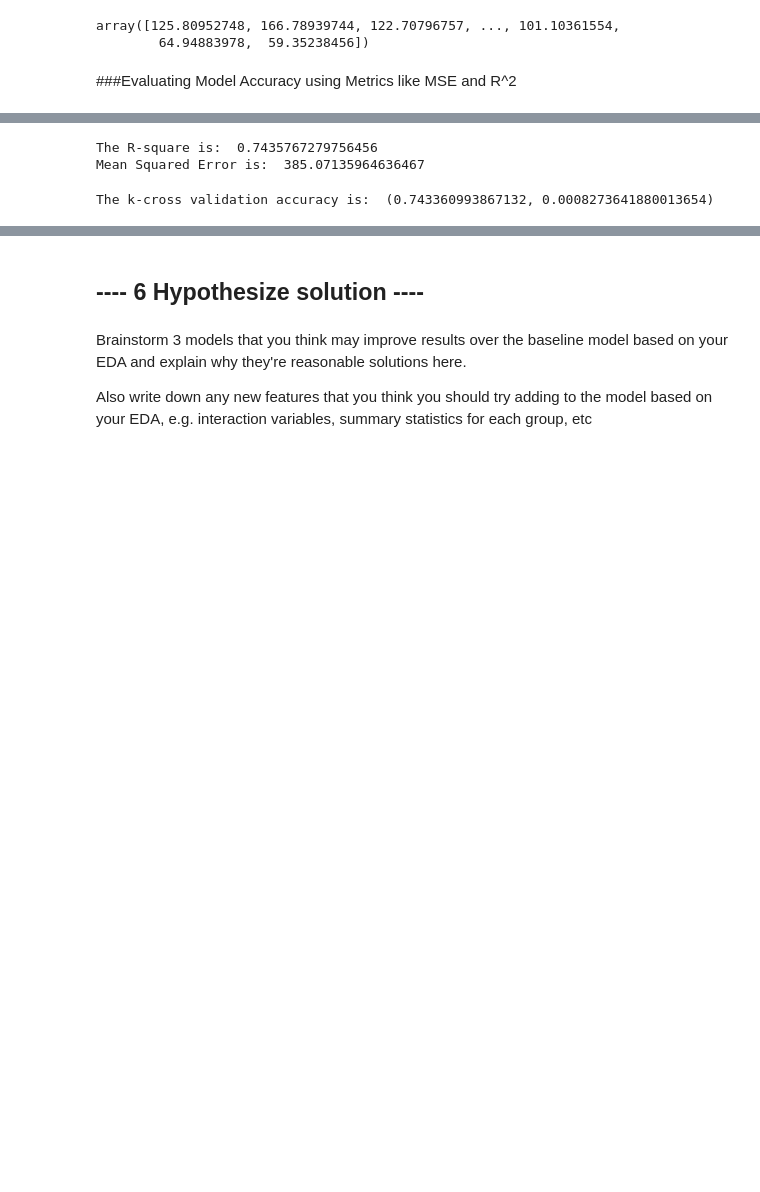
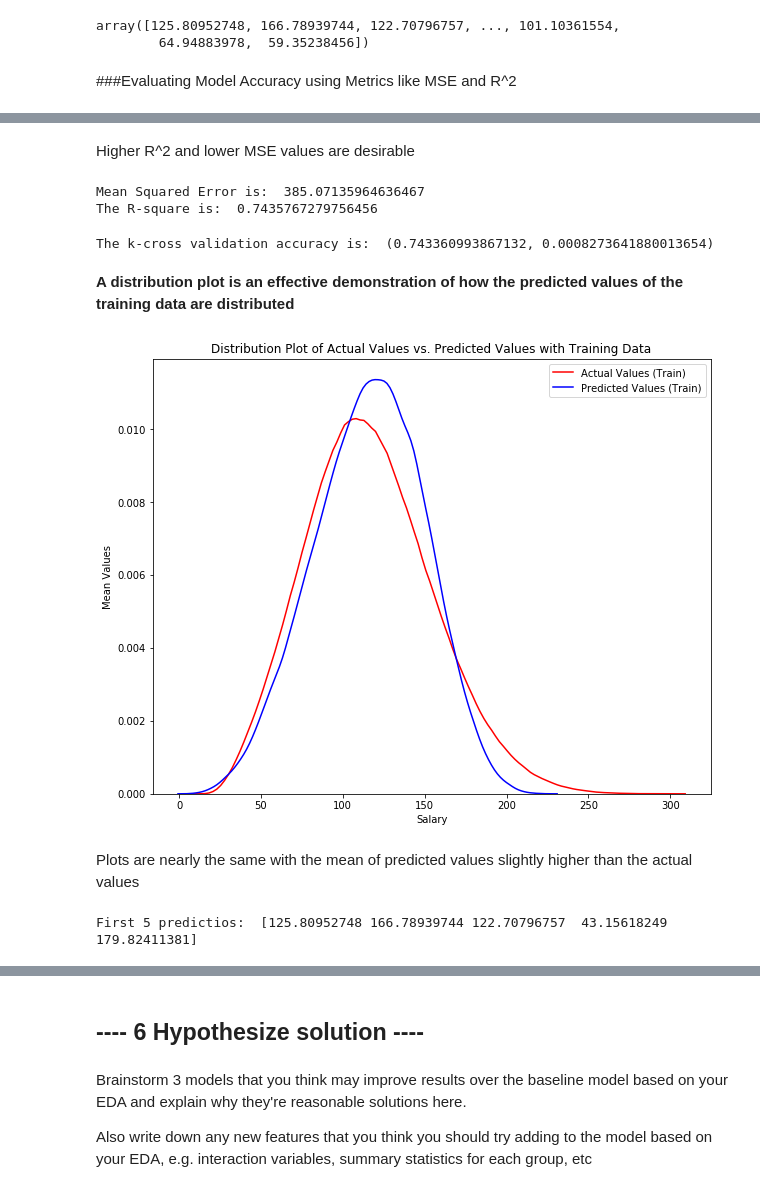
Before and after one commit to MrYoupiter/Salary_Prediction_Portfolio, a Jupyter notebook: SalaryPredictionProject.ipynb, the cells around one changed output, grey strips where cells are left out. Drawn from its saved outputs; the diff is of its cells as text; code cells hidden in the pictures; blank space fills up the shorter version.

```diff
--- a/SalaryPredictionProject.ipynb
+++ b/SalaryPredictionProject.ipynb
@@ -796,11 +817,13 @@ array([125.80952748, 166.78939744, 122.70796757, ..., 101.10361554,
+# %% [markdown]
+Higher R^2 and lower MSE values are desirable
 # %%
-#Evaluation with R^2
-print('The R-square is: ', lr.score(x,y))
-
 #Evaluation with MSE
 mse = mean_squared_error(y_test, y_hat)
 print("Mean Squared Error is: ", mse)
+
+#Evaluation with R^2, which is a metric for model prediction accuracy
+print('The R-square is: ', lr.score(x,y))
 # %% [output]
+Mean Squared Error is:  385.07135964636467
 The R-square is:  0.7435767279756456
-Mean Squared Error is:  385.07135964636467
 # %%
@@ -810,3 +833,35 @@ Rcross = cross_val_score(lr, x_train, y_train, cv = 5)
 print("The k-cross validation accuracy is: ", (Rcross.mean(), Rcross.std()))
 # %% [output]
 The k-cross validation accuracy is:  (0.743360993867132, 0.0008273641880013654)
+# %% [markdown]
+**A distribution plot is an effective demonstration of how the predicted values of the training data are distributed**
+# %%
+#Defining function for Distribution Plot
+def DistributionPlot(RedFunction, BlueFunction, RedName, BlueName, Title):
+    width = 10
+    height = 8
+    plt.figure(figsize=(width, height))
+
+    ax1 = sns.distplot(RedFunction, hist=False, color="r", label=RedName)
+    ax2 = sns.distplot(BlueFunction, hist=False, color="b", label=BlueName, ax=ax1)
+
+    plt.title(Title)
+    plt.xlabel('Salary')
+    plt.ylabel('Mean Values')
+    plt.show()
+    plt.close()
+
+#Distribution plot for the 80% train data
+Title = 'Distribution Plot of Actual Values vs. Predicted Values with Training Data'
+DistributionPlot(y_train, y_hat, "Actual Values (Train)", "Predicted Values (Train)", Title)
+# %% [output]
+[figure, added]
+# %% [markdown]
+Plots are nearly the same with the mean of predicted values slightly higher than the actual values
+# %%
+#Distribution plot for the 20% test data
+##Predicting the first 5 values
+y_hat_test = lr.predict(x_test)
+print("First 5 predictios: ", y_hat_test[0:5])
+# %% [output]
+First 5 predictios:  [125.80952748 166.78939744 122.70796757  43.15618249 179.82411381]
```
Also changed, not shown: parts of 41 cells of this notebook.
